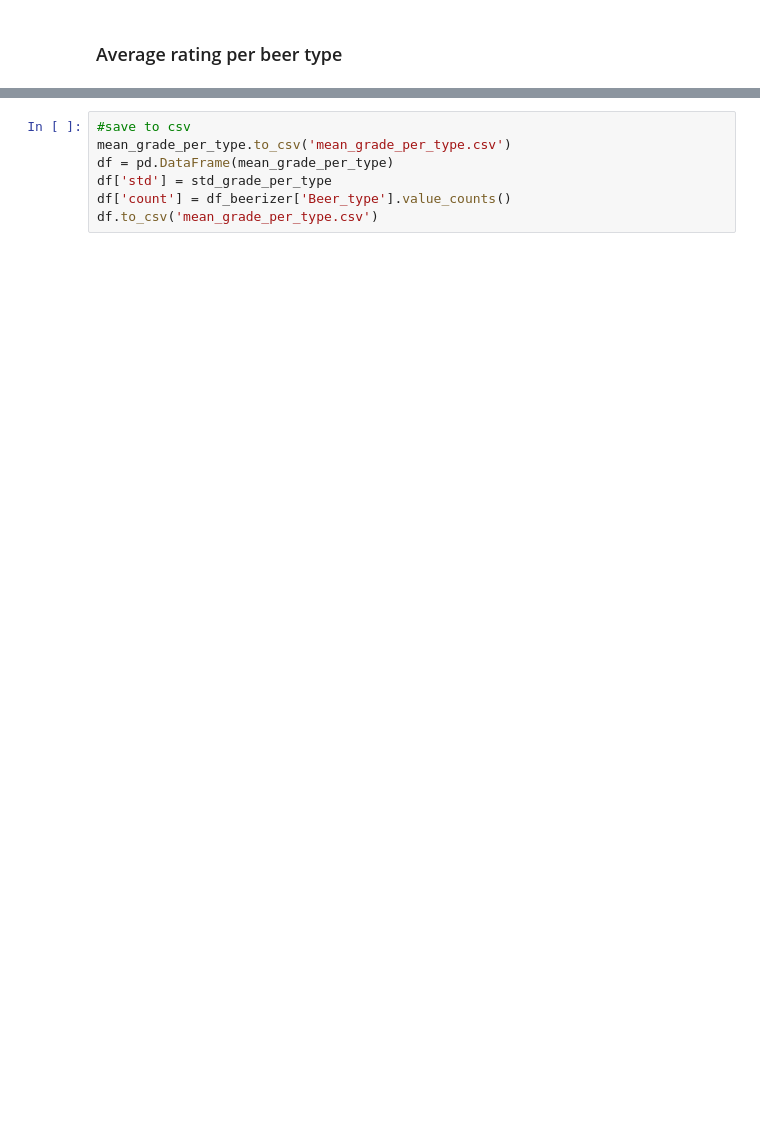
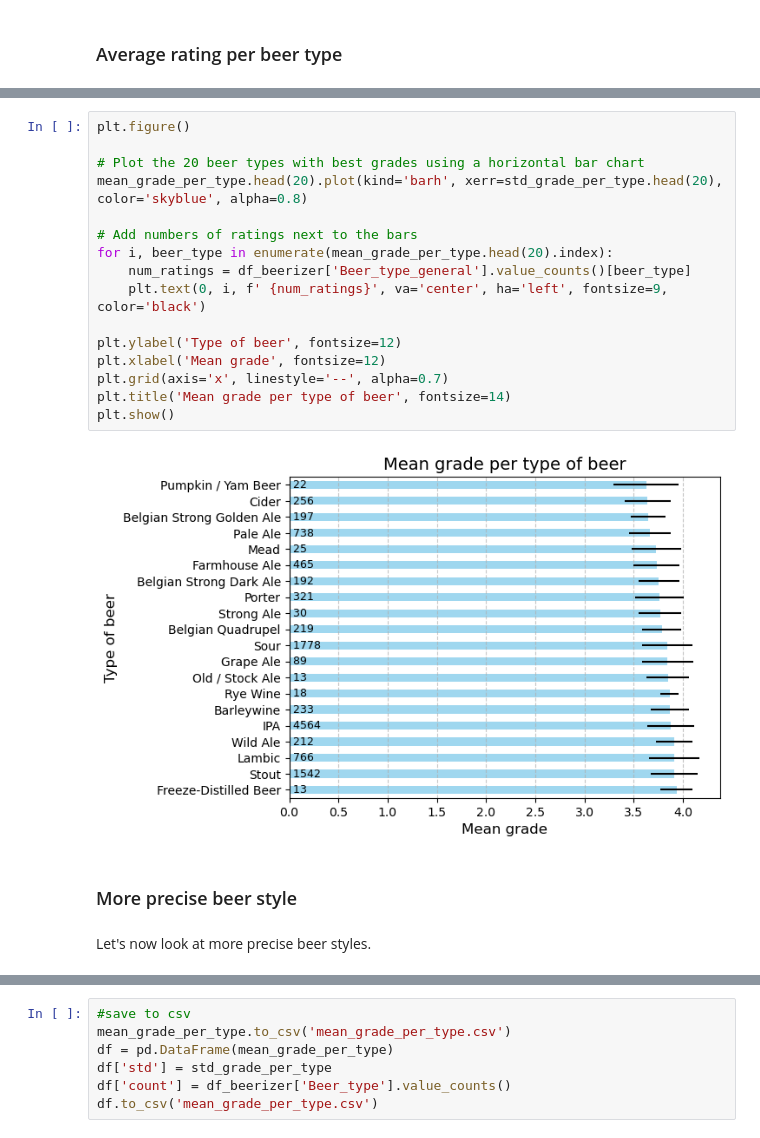
Before and after one commit to epfl-ada/ada-2024-project-pada-wan, a Jupyter notebook: prices.ipynb, the cells around one changed output, grey strips where cells are left out. Saved outputs shown, nothing was run; the diff lists cells and outputs as text; blank space fills up the shorter version.

```diff
--- a/prices.ipynb
+++ b/prices.ipynb
@@ -157,3 +182,25 @@ plt.show()
+# %%
+plt.figure()
+
+# Plot the 20 beer types with best grades using a horizontal bar chart
+mean_grade_per_type.head(20).plot(kind='barh', xerr=std_grade_per_type.head(20), color='skyblue', alpha=0.8)
+
+# Add numbers of ratings next to the bars
+for i, beer_type in enumerate(mean_grade_per_type.head(20).index):
+    num_ratings = df_beerizer['Beer_type_general'].value_counts()[beer_type]
+    plt.text(0, i, f' {num_ratings}', va='center', ha='left', fontsize=9, color='black')
+
+plt.ylabel('Type of beer', fontsize=12)
+plt.xlabel('Mean grade', fontsize=12)
+plt.grid(axis='x', linestyle='--', alpha=0.7)
+plt.title('Mean grade per type of beer', fontsize=14)
+plt.show()
+# %% [output]
+[figure, added]
+# %% [markdown]
+### More precise beer style
+# %% [markdown]
+Let's now look at more precise beer styles.
 # %%
 mean_grade_per_type = df_beerizer.groupby('Beer_type')['Rating'].mean(numeric_only=True)
 std_grade_per_type = df_beerizer.groupby('Beer_type')['Rating'].std(numeric_only=True)
```
Also changed, not shown: parts of 23 cells of this notebook.
